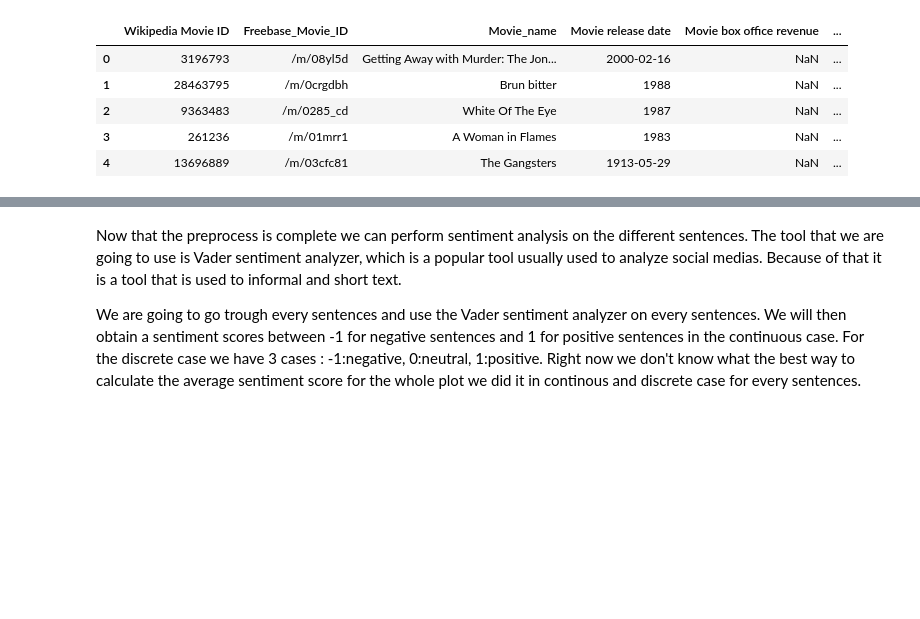
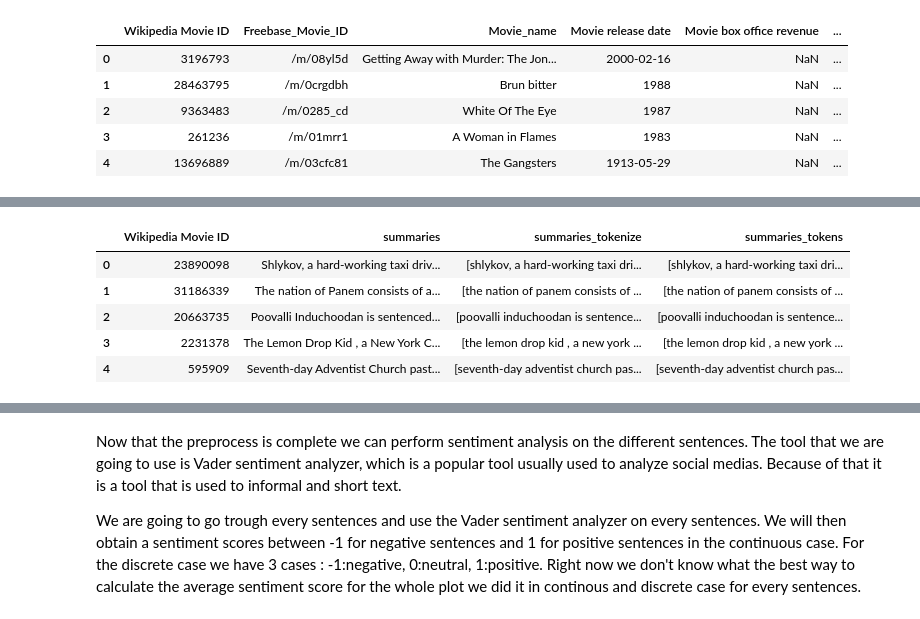
Before and after one commit to epfl-ada/ada-2023-project-boat2023, a Jupyter notebook: Playing_around.ipynb, the cells around one changed output, grey strips where cells are left out. Saved outputs shown, nothing was run; the diff lists cells and outputs as text; code cells hidden in the pictures; blank space fills up the shorter version.

```diff
--- a/Playing_around.ipynb
+++ b/Playing_around.ipynb
@@ -98,0 +131,11 @@ df_summaries.head()
+# %%
+# Converting to lower case
+df_summaries['summaries_tokens'] = df_summaries['summaries_tokens'].apply(lambda x: [word.lower() for word in x])
+df_summaries.head()
+# %% [output]
+|  | Wikipedia Movie ID | summaries | summaries_tokenize | summaries_tokens |
+| 0 | 23890098 | Shlykov, a hard-working taxi driv... | [shlykov, a hard-working taxi dri... | [shlykov, a hard-working taxi dri... |
+| 1 | 31186339 | The nation of Panem consists of a... | [the nation of panem consists of ... | [the nation of panem consists of ... |
+| 2 | 20663735 | Poovalli Induchoodan is sentenced... | [poovalli induchoodan is sentence... | [poovalli induchoodan is sentence... |
+| 3 | 2231378 | The Lemon Drop Kid , a New York C... | [the lemon drop kid , a new york ... | [the lemon drop kid , a new york ... |
+| 4 | 595909 | Seventh-day Adventist Church past... | [seventh-day adventist church pas... | [seventh-day adventist church pas... |
```
Also changed, not shown: parts of 15 cells of this notebook, 1 other file.
